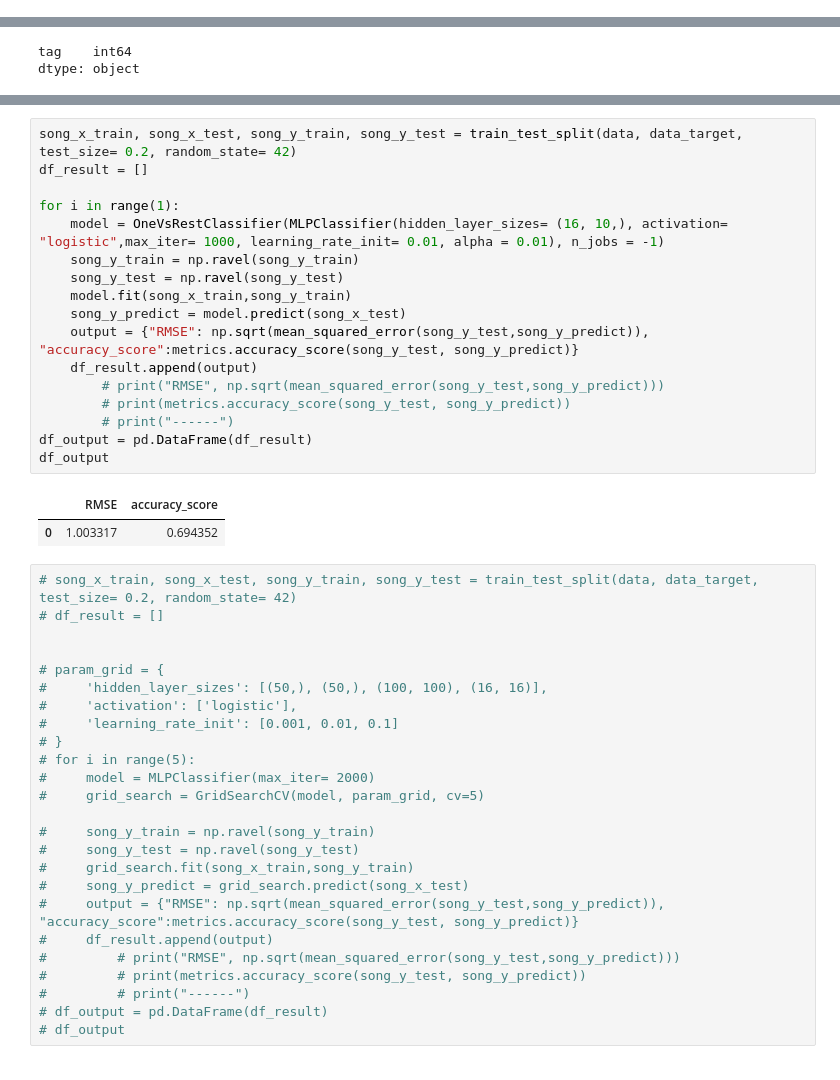
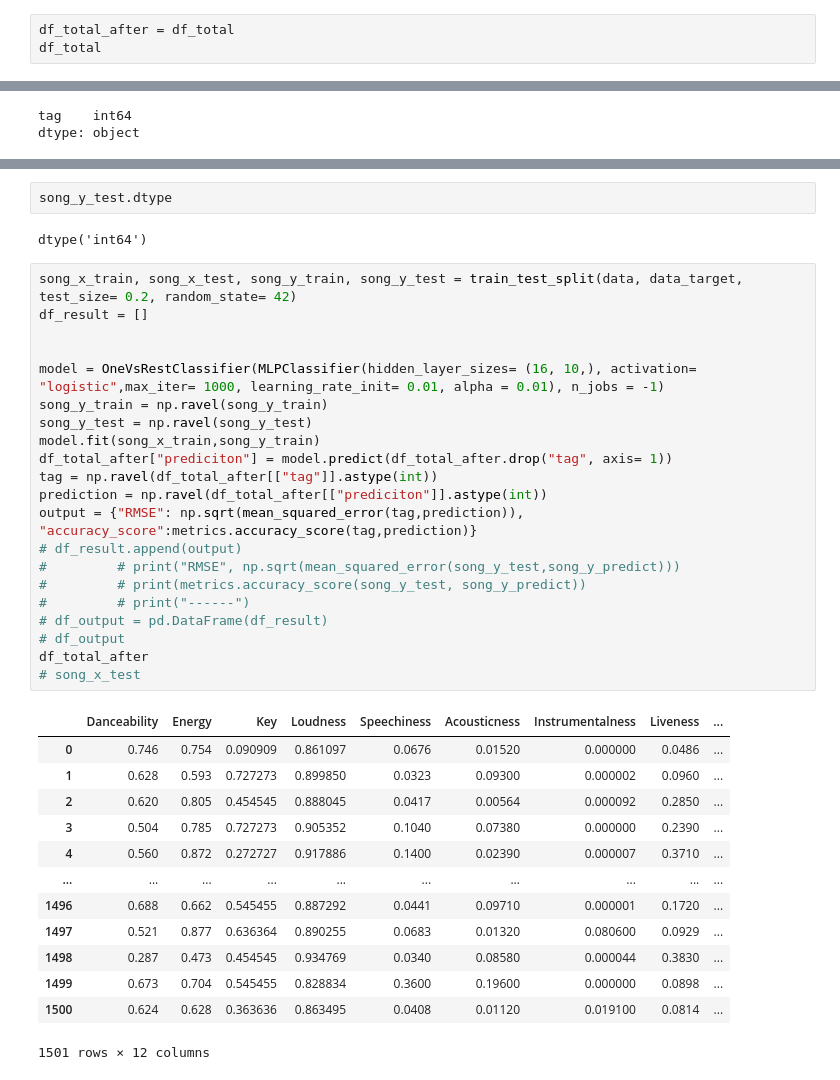
Before and after one commit to CS196Illinois/Group6-SP2023, a Jupyter notebook: Project/spotifycode/analysis.ipynb, the cells around one changed output, grey strips where cells are left out. Saved outputs shown, nothing was run; the diff lists cells and outputs as text.

```diff
--- a/Project/spotifycode/analysis.ipynb
+++ b/Project/spotifycode/analysis.ipynb
@@ -107,0 +75,3 @@ df_total
+# %%
+df_total_after = df_total
+df_total
@@ -147,45 +131,39 @@ df_output
+# %%
+song_y_test.dtype
+# %% [output]
+dtype('int64')
 # %%
 song_x_train, song_x_test, song_y_train, song_y_test = train_test_split(data, data_target, test_size= 0.2, random_state= 42)
 df_result = []
 
-for i in range(1):
-    model = OneVsRestClassifier(MLPClassifier(hidden_layer_sizes= (16, 10,), activation= "logistic",max_iter= 1000, learning_rate_init= 0.01, alpha = 0.01), n_jobs = -1)
-    song_y_train = np.ravel(song_y_train)
-    song_y_test = np.ravel(song_y_test)
-    model.fit(song_x_train,song_y_train)
-    song_y_predict = model.predict(song_x_test)
-    output = {"RMSE": np.sqrt(mean_squared_error(song_y_test,song_y_predict)), "accuracy_score":metrics.accuracy_score(song_y_test, song_y_predict)}
-    df_result.append(output)
-        # print("RMSE", np.sqrt(mean_squared_error(song_y_test,song_y_predict)))
-        # print(metrics.accuracy_score(song_y_test, song_y_predict))
-        # print("------")
-df_output = pd.DataFrame(df_result)
-df_output
+
+model = OneVsRestClassifier(MLPClassifier(hidden_layer_sizes= (16, 10,), activation= "logistic",max_iter= 1000, learning_rate_init= 0.01, alpha = 0.01), n_jobs = -1)
+song_y_train = np.ravel(song_y_train)
+song_y_test = np.ravel(song_y_test)
+model.fit(song_x_train,song_y_train)
+df_total_after["prediciton"] = model.predict(df_total_after.drop("tag", axis= 1))
+tag = np.ravel(df_total_after[["tag"]].astype(int))
+prediction = np.ravel(df_total_after[["prediciton"]].astype(int))
+output = {"RMSE": np.sqrt(mean_squared_error(tag,prediction)), "accuracy_score":metrics.accuracy_score(tag,prediction)}
+# df_result.append(output)
+#         # print("RMSE", np.sqrt(mean_squared_error(song_y_test,song_y_predict)))
+#         # print(metrics.accuracy_score(song_y_test, song_y_predict))
+#         # print("------")
+# df_output = pd.DataFrame(df_result)
+# df_output
+df_total_after
+# song_x_test
 # %% [output]
-|  | RMSE | accuracy_score |
-| 0 | 1.003317 | 0.694352 |
+|  | Danceability | Energy | Key | Loudness | Speechiness | Acousticness | Instrumentalness | Liveness | ... |
+| 0 | 0.746 | 0.754 | 0.090909 | 0.861097 | 0.0676 | 0.01520 | 0.000000 | 0.0486 | ... |
+| 1 | 0.628 | 0.593 | 0.727273 | 0.899850 | 0.0323 | 0.09300 | 0.000002 | 0.0960 | ... |
+| 2 | 0.620 | 0.805 | 0.454545 | 0.888045 | 0.0417 | 0.00564 | 0.000092 | 0.2850 | ... |
+| 3 | 0.504 | 0.785 | 0.727273 | 0.905352 | 0.1040 | 0.07380 | 0.000000 | 0.2390 | ... |
+| 4 | 0.560 | 0.872 | 0.272727 | 0.917886 | 0.1400 | 0.02390 | 0.000007 | 0.3710 | ... |
+| ... | ... | ... | ... | ... | ... | ... | ... | ... | ... |
+| 1496 | 0.688 | 0.662 | 0.545455 | 0.887292 | 0.0441 | 0.09710 | 0.000001 | 0.1720 | ... |
+| 1497 | 0.521 | 0.877 | 0.636364 | 0.890255 | 0.0683 | 0.01320 | 0.080600 | 0.0929 | ... |
+| 1498 | 0.287 | 0.473 | 0.454545 | 0.934769 | 0.0340 | 0.08580 | 0.000044 | 0.3830 | ... |
+| 1499 | 0.673 | 0.704 | 0.545455 | 0.828834 | 0.3600 | 0.19600 | 0.000000 | 0.0898 | ... |
+| 1500 | 0.624 | 0.628 | 0.363636 | 0.863495 | 0.0408 | 0.01120 | 0.019100 | 0.0814 | ... |
+1501 rows × 12 columns
-# %%
-# song_x_train, song_x_test, song_y_train, song_y_test = train_test_split(data, data_target, test_size= 0.2, random_state= 42)
-# df_result = []
-
-
-# param_grid = {
-#     'hidden_layer_sizes': [(50,), (50,), (100, 100), (16, 16)],
-#     'activation': ['logistic'],
-#     'learning_rate_init': [0.001, 0.01, 0.1]
-# }
-# for i in range(5):
-#     model = MLPClassifier(max_iter= 2000)
-#     grid_search = GridSearchCV(model, param_grid, cv=5)
-
-#     song_y_train = np.ravel(song_y_train)
-#     song_y_test = np.ravel(song_y_test)
-#     grid_search.fit(song_x_train,song_y_train)
-#     song_y_predict = grid_search.predict(song_x_test)
-#     output = {"RMSE": np.sqrt(mean_squared_error(song_y_test,song_y_predict)), "accuracy_score":metrics.accuracy_score(song_y_test, song_y_predict)}
-#     df_result.append(output)
-#         # print("RMSE", np.sqrt(mean_squared_error(song_y_test,song_y_predict)))
-#         # print(metrics.accuracy_score(song_y_test, song_y_predict))
-#         # print("------")
-# df_output = pd.DataFrame(df_result)
-# df_output
```
Also changed, not shown: parts of 10 cells of this notebook, 1 other file.
